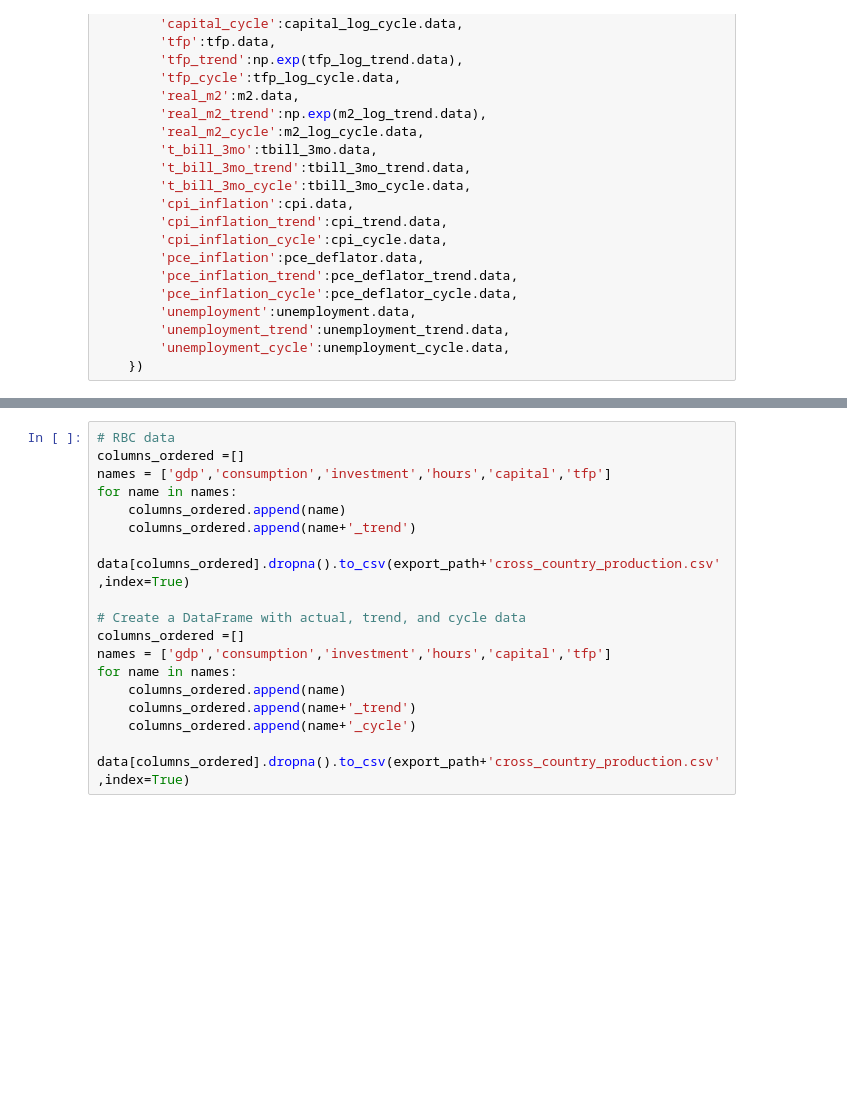
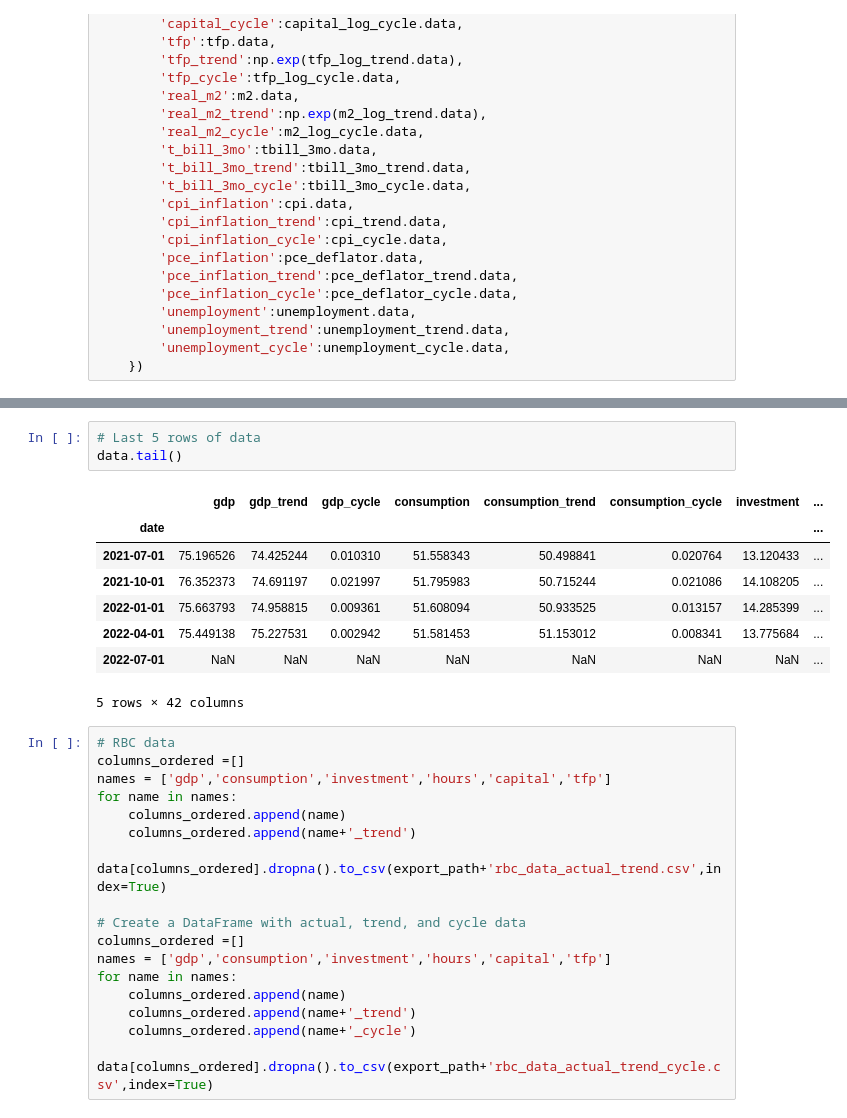
Before and after one commit to qbapawelczak/Macro-comp-take-a-look, a Jupyter notebook: Data/Code/business_cycle_data.ipynb, the cells around one changed output, grey strips where cells are left out. Drawn from its saved outputs; the diff is of its cells as text; blank space fills up the shorter version.

```diff
--- a/Data/Code/business_cycle_data.ipynb
+++ b/Data/Code/business_cycle_data.ipynb
@@ -515,3 +527,15 @@ data = pd.DataFrame({
+# %%
+# Last 5 rows of data
+data.tail()
+# %% [output]
+|  | gdp | gdp_trend | gdp_cycle | consumption | consumption_trend | consumption_cycle | investment | ... |
+| date |  |  |  |  |  |  |  | ... |
+| 2021-07-01 | 75.196526 | 74.425244 | 0.010310 | 51.558343 | 50.498841 | 0.020764 | 13.120433 | ... |
+| 2021-10-01 | 76.352373 | 74.691197 | 0.021997 | 51.795983 | 50.715244 | 0.021086 | 14.108205 | ... |
+| 2022-01-01 | 75.663793 | 74.958815 | 0.009361 | 51.608094 | 50.933525 | 0.013157 | 14.285399 | ... |
+| 2022-04-01 | 75.449138 | 75.227531 | 0.002942 | 51.581453 | 51.153012 | 0.008341 | 13.775684 | ... |
+| 2022-07-01 | NaN | NaN | NaN | NaN | NaN | NaN | NaN | ... |
+5 rows × 42 columns
 # %%
 # RBC data
 columns_ordered =[]
@@ -520,7 +544,7 @@ for name in names:
     columns_ordered.append(name)
     columns_ordered.append(name+'_trend')
 
-data[columns_ordered].dropna().to_csv(export_path+'cross_country_production.csv',index=True)
+data[columns_ordered].dropna().to_csv(export_path+'rbc_data_actual_trend.csv',index=True)
 
 # Create a DataFrame with actual, trend, and cycle data
 columns_ordered =[]
@@ -530,7 +554,7 @@ for name in names:
     columns_ordered.append(name+'_trend')
     columns_ordered.append(name+'_cycle')
 
-data[columns_ordered].dropna().to_csv(export_path+'cross_country_production.csv',index=True)
+data[columns_ordered].dropna().to_csv(export_path+'rbc_data_actual_trend_cycle.csv',index=True)
 # %%
 # More comprehensive Business Cycle Data
 columns_ordered =[]
```
Also changed, not shown: parts of 2 cells of this notebook, 8 other files.
